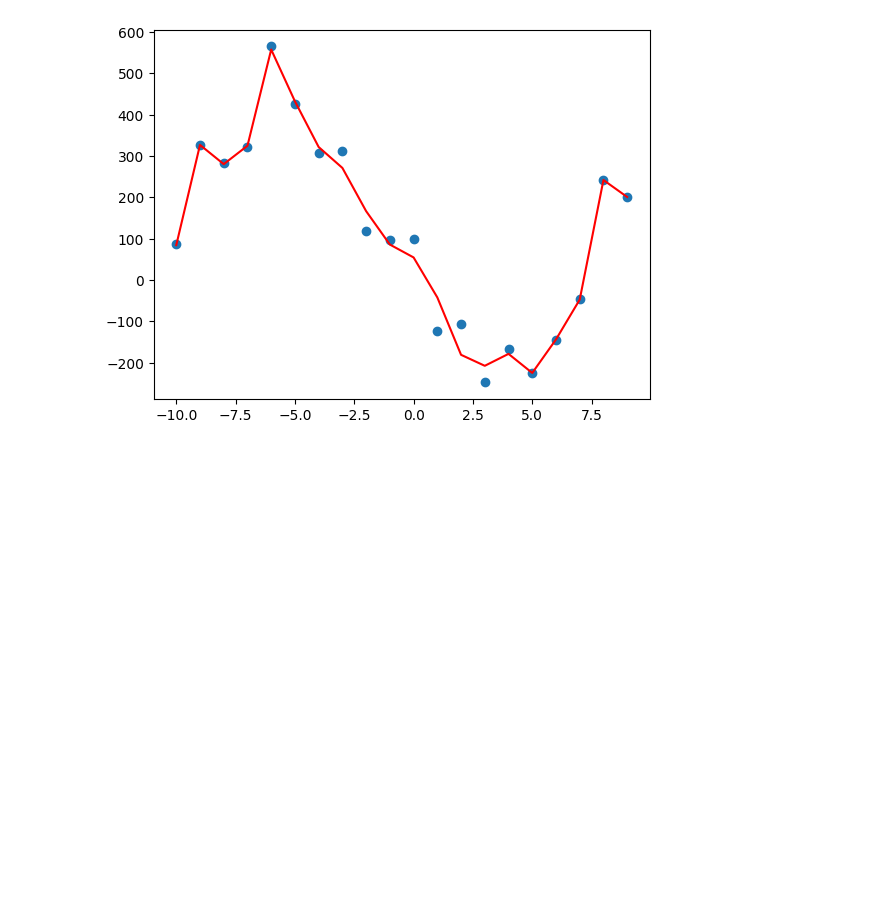
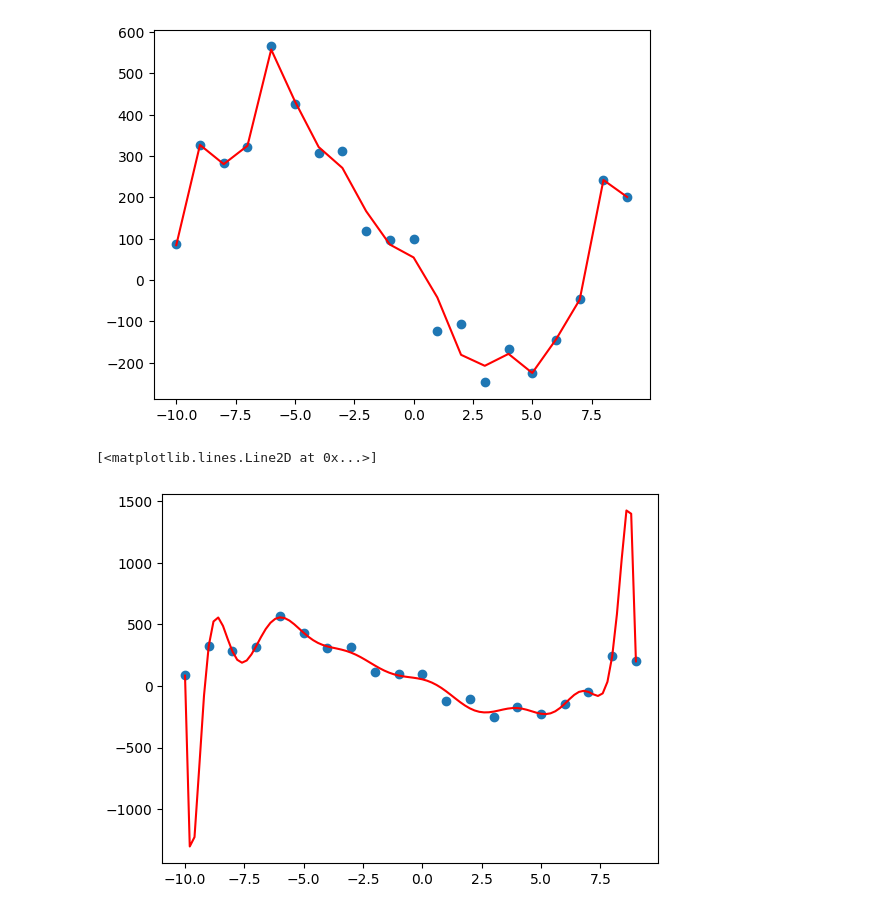
Before and after one commit to olehougaard/mal1-a24, a Jupyter notebook: 02 Regression/visualizations.ipynb, the cells around one changed output. Cells and saved outputs as stored; diff of their text form; code cells hidden in the pictures; blank space fills up the shorter version.

```diff
--- a/session 2/visualizations.ipynb
+++ b/02 Regression/visualizations.ipynb
@@ -115,19 +128,27 @@ ols.score(X3, y)
 # %%
 ols = LinearRegression(fit_intercept=False)
 poly = PolynomialFeatures(degree = 15)
-X2 = poly.fit_transform(X.reshape(-1, 1))
+X15 = poly.fit_transform(X.reshape(-1, 1))
 
-ols.fit(X2, y)
+ols.fit(X15, y)
 
 coef = ols.coef_
 
-y_predict = np.zeros(y.size)
-for i in range(coef.size):
-    y_predict += coef[i] * X ** i
+y_predict = ols.predict(X15)
 
 plt.scatter(X, y)
 plt.plot(X, y_predict, color='r')
-ols.score(X2, y)
+ols.score(X15, y)
 # %% [output]
 0.9803096497645014
 [figure]
+# %%
+X_smooth = (np.arange(-100, 92, 2) * .1)
+X15_smooth = poly.fit_transform(X_smooth.reshape(-1, 1))
+y_predict = ols.predict(X15_smooth)
+
+plt.scatter(X, y)
+plt.plot(X_smooth, y_predict, color='r')
+# %% [output]
+[<matplotlib.lines.Line2D at 0x...>]
+[figure, added]
```
Also changed, not shown: parts of 6 cells of this notebook, 2 other files.
